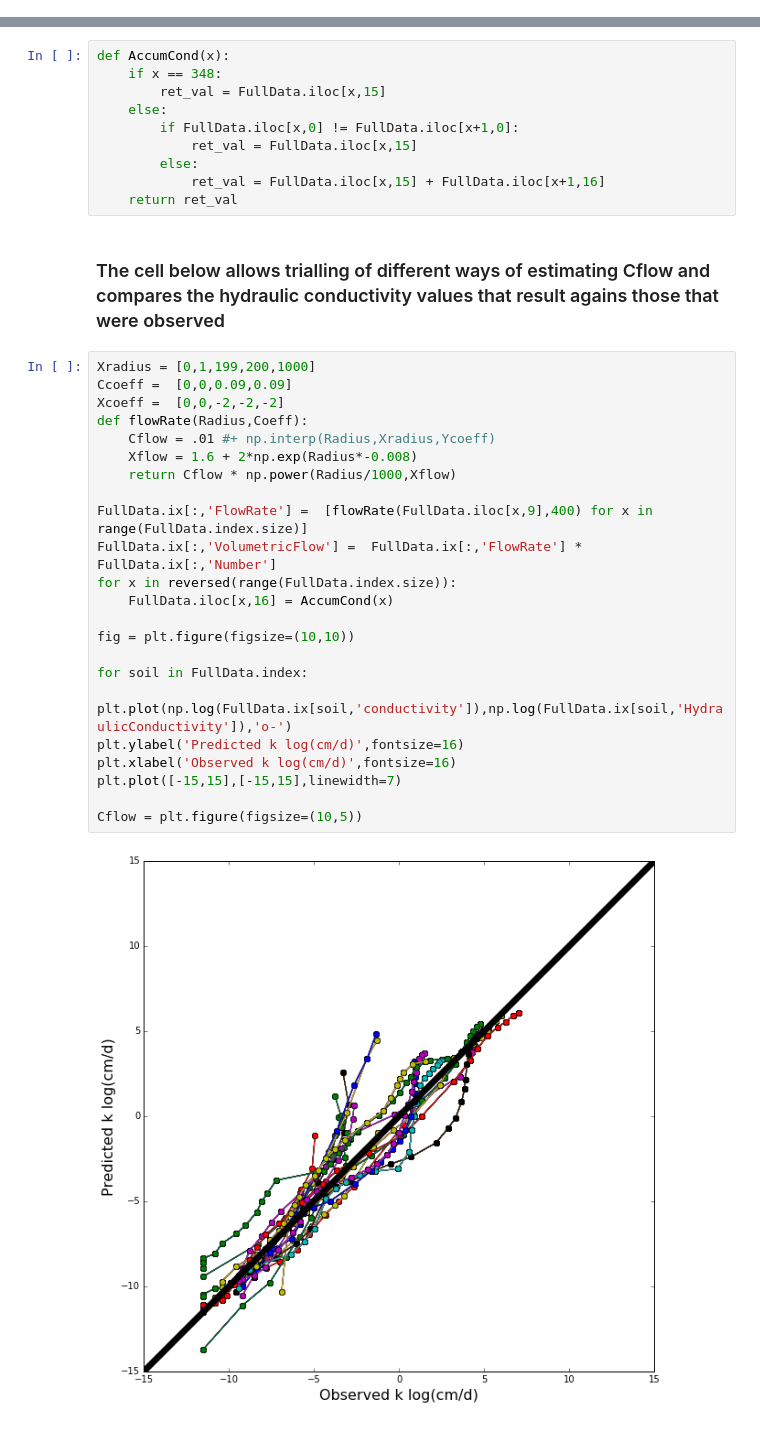
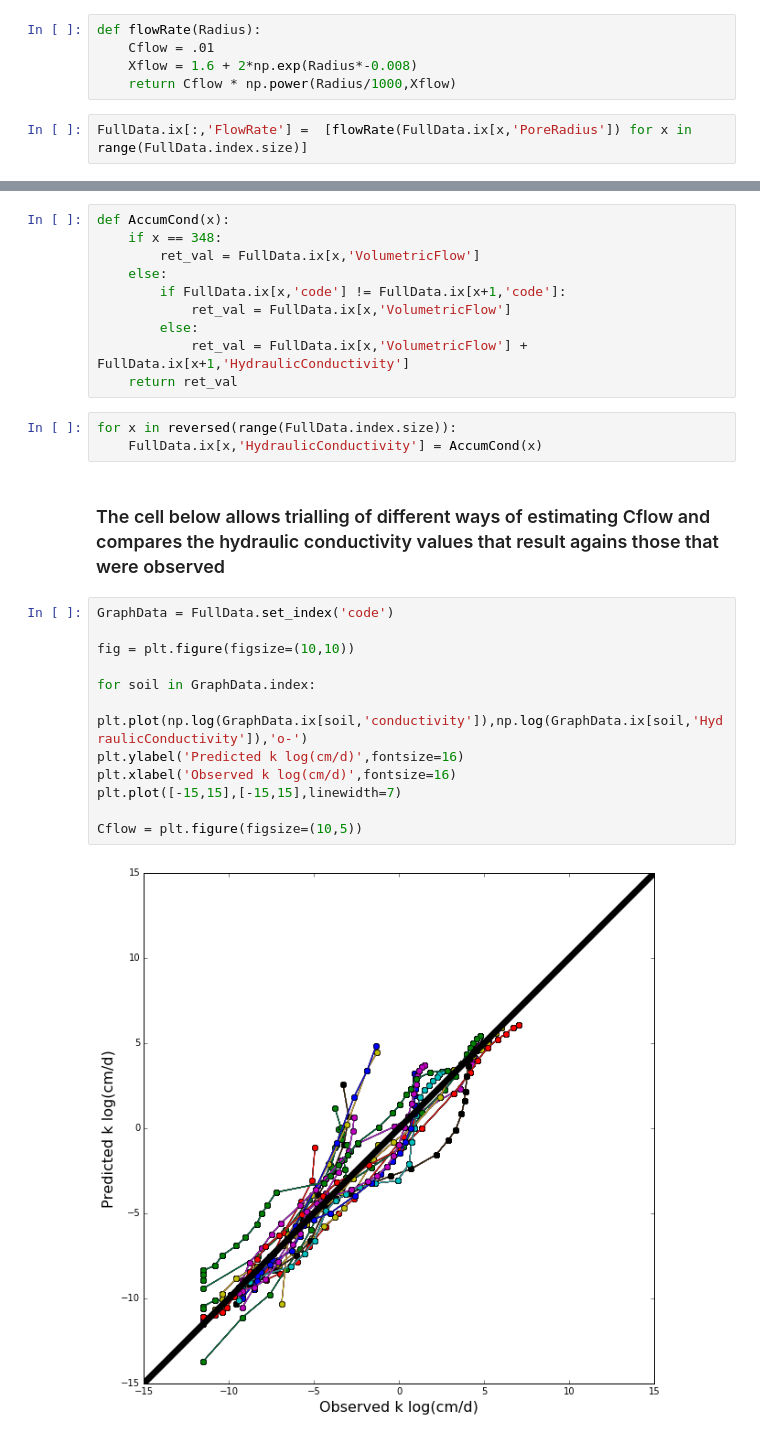
Before and after one commit to PlantandFoodResearch/MultiPoreWater, a Jupyter notebook: KMethod.ipynb, the cells around one changed output, grey strips where cells are left out. Cells and saved outputs as stored; diff of their text form.

Commit message:
tidy up indexing

```diff
--- a/KMethod.ipynb
+++ b/KMethod.ipynb
@@ -167,0 +175,7 @@ FullData.ix[:,'HydraulicConductivity'] = 0
+# %%
+def flowRate(Radius):
+    Cflow = .01
+    Xflow = 1.6 + 2*np.exp(Radius*-0.008)
+    return Cflow * np.power(Radius/1000,Xflow)
+# %%
+FullData.ix[:,'FlowRate'] =  [flowRate(FullData.ix[x,'PoreRadius']) for x in range(FullData.index.size)]
@@ -168,39 +186,31 @@ FullData.ix[:,'HydraulicConductivity'] = 0
 # %%
 def AccumCond(x):
     if x == 348:
-        ret_val = FullData.iloc[x,15]
+        ret_val = FullData.ix[x,'VolumetricFlow']
     else:
-        if FullData.iloc[x,0] != FullData.iloc[x+1,0]:
-            ret_val = FullData.iloc[x,15]
+        if FullData.ix[x,'code'] != FullData.ix[x+1,'code']:
+            ret_val = FullData.ix[x,'VolumetricFlow']
         else:
-            ret_val = FullData.iloc[x,15] + FullData.iloc[x+1,16]
+            ret_val = FullData.ix[x,'VolumetricFlow'] + FullData.ix[x+1,'HydraulicConductivity']
     return ret_val
+# %%
+for x in reversed(range(FullData.index.size)):
+    FullData.ix[x,'HydraulicConductivity'] = AccumCond(x)
 # %% [markdown]
 ### The cell below allows trialling of different ways of estimating Cflow and compares the hydraulic conductivity values that result agains those that were observed
 # %%
-Xradius = [0,1,199,200,1000]
-Ccoeff =  [0,0,0.09,0.09]
-Xcoeff =  [0,0,-2,-2,-2]
-def flowRate(Radius,Coeff):
-    Cflow = .01 #+ np.interp(Radius,Xradius,Ycoeff)
-    Xflow = 1.6 + 2*np.exp(Radius*-0.008)
-    return Cflow * np.power(Radius/1000,Xflow)
-
-FullData.ix[:,'FlowRate'] =  [flowRate(FullData.iloc[x,9],400) for x in range(FullData.index.size)]
-FullData.ix[:,'VolumetricFlow'] =  FullData.ix[:,'FlowRate'] * FullData.ix[:,'Number']
-for x in reversed(range(FullData.index.size)):
-    FullData.iloc[x,16] = AccumCond(x)
+GraphData = FullData.set_index('code')
 
 fig = plt.figure(figsize=(10,10))
 
-for soil in FullData.index:
-    plt.plot(np.log(FullData.ix[soil,'conductivity']),np.log(FullData.ix[soil,'HydraulicConductivity']),'o-')
+for soil in GraphData.index:
+    plt.plot(np.log(GraphData.ix[soil,'conductivity']),np.log(GraphData.ix[soil,'HydraulicConductivity']),'o-')
 plt.ylabel('Predicted k log(cm/d)',fontsize=16)
 plt.xlabel('Observed k log(cm/d)',fontsize=16)
 plt.plot([-15,15],[-15,15],linewidth=7)
 
 Cflow = plt.figure(figsize=(10,5))
 # %% [output]
-[figure, old version]
+[figure, new version]
 <matplotlib.figure.Figure at 0x...>
 # %% [markdown]
```
Also changed, not shown: parts of 14 cells of this notebook.
